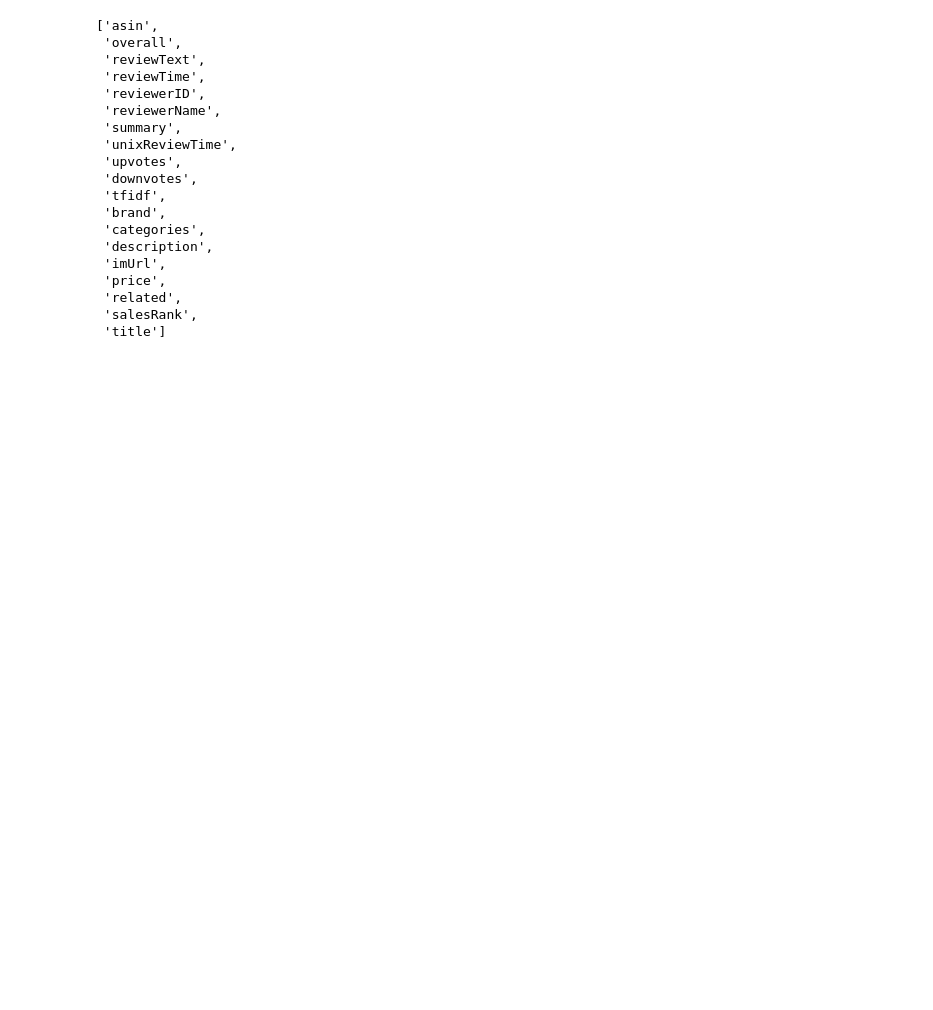
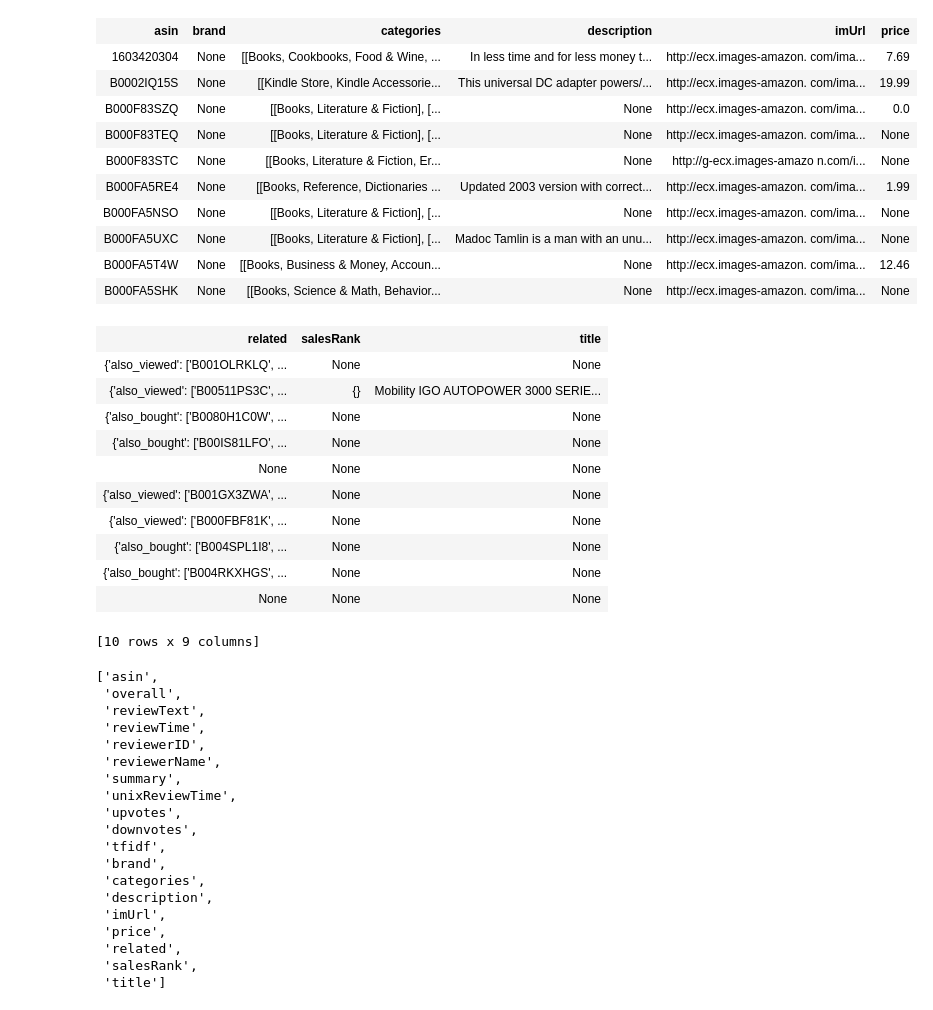
Before and after one commit to TZstatsADS/Spr2017-proj5-grp9, a Jupyter notebook: doc/main.ipynb, the cells around one changed output. Saved outputs shown, nothing was run; the diff lists cells and outputs as text; code cells hidden in the pictures; blank space fills up the shorter version.

```diff
--- a/doc/main.ipynb
+++ b/doc/main.ipynb
@@ -7,2 +4,0 @@ ModuleNotFoundError: No module named 'graphlab'
-# %%
-msf = gl.load_sframe('../data/kindle_data.sf/')
@@ -11,0 +5,14 @@ This non-commercial license of GraphLab Create for academic use is assigned to g
+# %%
+r = gl.SFrame.read_csv('/Users/yijiapan/Desktop/Spr2017-proj5-grp9/data/reviews_Kindle_Store.json', delimiter='\n', header=False)
+
+reviews = r.unpack(unpack_column='X1',column_name_prefix='')
+reviews = reviews.unpack(unpack_column='helpful',column_name_prefix='X')
+reviews.rename({'X.0':'upvotes','X.1':'downvotes'})
+reviews['reviewTime'] = reviews['reviewTime'].str_to_datetime(str_format="%m %d, %Y")
+reviews['tfidf'] = gl.text_analytics.tf_idf(reviews['reviewText'])
+reviews['tfidf'] = reviews['tfidf'].dict_trim_by_keys(gl.text_analytics.stopwords(), True)
+
+d = gl.SFrame.read_csv('/Users/yijiapan/Desktop/Spr2017-proj5-grp9/data/meta_Kindle_Store.json', delimiter='\n', header=False)
+
+meta = d.unpack(unpack_column='X1',column_name_prefix='')
+msf = reviews.join(meta, on='asin', how='inner')
@@ -12,3 +39,29 @@ This non-commercial license of GraphLab Create for academic use is assigned to g
+# %%
+msf.head()
+# %% [output]
+| asin | brand | categories | description | imUrl | price |
+| 1603420304 | None | [[Books, Cookbooks, Food & Wine, ... | In less time and for less money t... | http://ecx.images-amazon. com/ima... | 7.69 |
+| B0002IQ15S | None | [[Kindle Store, Kindle Accessorie... | This universal DC adapter powers/... | http://ecx.images-amazon. com/ima... | 19.99 |
+| B000F83SZQ | None | [[Books, Literature & Fiction], [... | None | http://ecx.images-amazon. com/ima... | 0.0 |
+| B000F83TEQ | None | [[Books, Literature & Fiction], [... | None | http://ecx.images-amazon. com/ima... | None |
+| B000F83STC | None | [[Books, Literature & Fiction, Er... | None | http://g-ecx.images-amazo n.com/i... | None |
+| B000FA5RE4 | None | [[Books, Reference, Dictionaries ... | Updated 2003 version with correct... | http://ecx.images-amazon. com/ima... | 1.99 |
+| B000FA5NSO | None | [[Books, Literature & Fiction], [... | None | http://ecx.images-amazon. com/ima... | None |
+| B000FA5UXC | None | [[Books, Literature & Fiction], [... | Madoc Tamlin is a man with an unu... | http://ecx.images-amazon. com/ima... | None |
+| B000FA5T4W | None | [[Books, Business & Money, Accoun... | None | http://ecx.images-amazon. com/ima... | 12.46 |
+| B000FA5SHK | None | [[Books, Science & Math, Behavior... | None | http://ecx.images-amazon. com/ima... | None |
+| related | salesRank | title |
+| {'also_viewed': ['B001OLRKLQ', ... | None | None |
+| {'also_viewed': ['B00511PS3C', ... | {} | Mobility IGO AUTOPOWER 3000 SERIE... |
+| {'also_bought': ['B0080H1C0W', ... | None | None |
+| {'also_bought': ['B00IS81LFO', ... | None | None |
+| None | None | None |
+| {'also_viewed': ['B001GX3ZWA', ... | None | None |
+| {'also_viewed': ['B000FBF81K', ... | None | None |
+| {'also_bought': ['B004SPL1I8', ... | None | None |
+| {'also_bought': ['B004RKXHGS', ... | None | None |
+| None | None | None |
+[10 rows x 9 columns]
 # %%
 msf.column_names()
 # %% [output]
```
Also changed, not shown: parts of 41 cells of this notebook.
